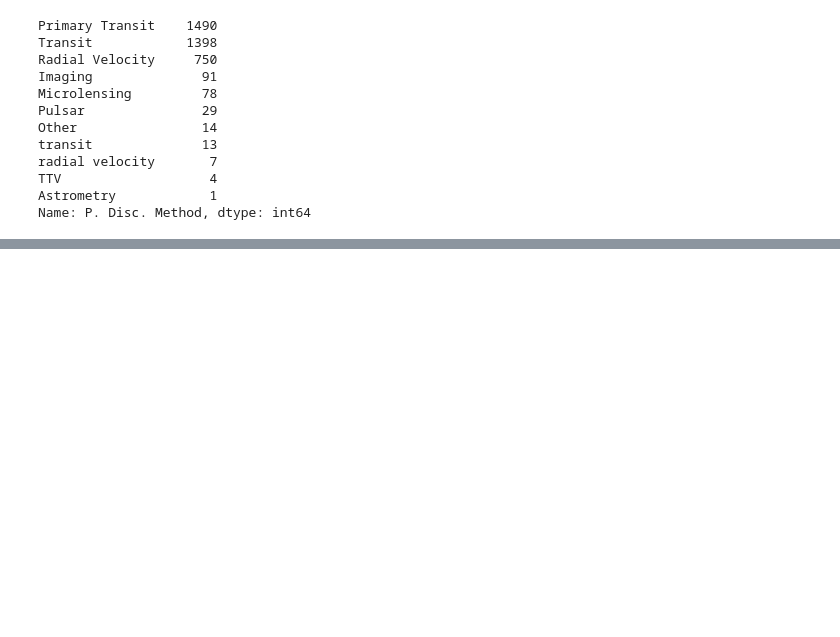
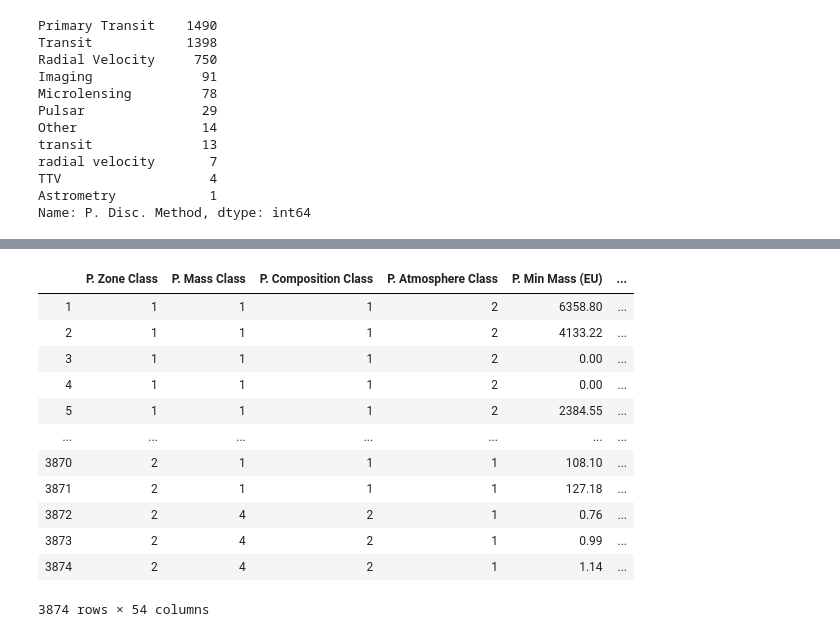
Before and after one commit to shaanzie/Classification-of-exoplanets, a Jupyter notebook: DataClean.py.ipynb, the cells around one changed output, grey strips where cells are left out. Cells and saved outputs as stored; diff of their text form; code cells hidden in the pictures; blank space fills up the shorter version.

```diff
--- a/DataClean.py.ipynb
+++ b/DataClean.py.ipynb
@@ -170,0 +207,16 @@ dataset.to_csv('new_data.csv')
+# %%
+data.drop([0], axis = 0)
+# %% [output]
+|  | P. Zone Class | P. Mass Class | P. Composition Class | P. Atmosphere Class | P. Min Mass (EU) | ... |
+| 1 | 1 | 1 | 1 | 2 | 6358.80 | ... |
+| 2 | 1 | 1 | 1 | 2 | 4133.22 | ... |
+| 3 | 1 | 1 | 1 | 2 | 0.00 | ... |
+| 4 | 1 | 1 | 1 | 2 | 0.00 | ... |
+| 5 | 1 | 1 | 1 | 2 | 2384.55 | ... |
+| ... | ... | ... | ... | ... | ... | ... |
+| 3870 | 2 | 1 | 1 | 1 | 108.10 | ... |
+| 3871 | 2 | 1 | 1 | 1 | 127.18 | ... |
+| 3872 | 2 | 4 | 2 | 1 | 0.76 | ... |
+| 3873 | 2 | 4 | 2 | 1 | 0.99 | ... |
+| 3874 | 2 | 4 | 2 | 1 | 1.14 | ... |
+3874 rows × 54 columns
```
Also changed, not shown: parts of 4 cells of this notebook, 2 other files.
